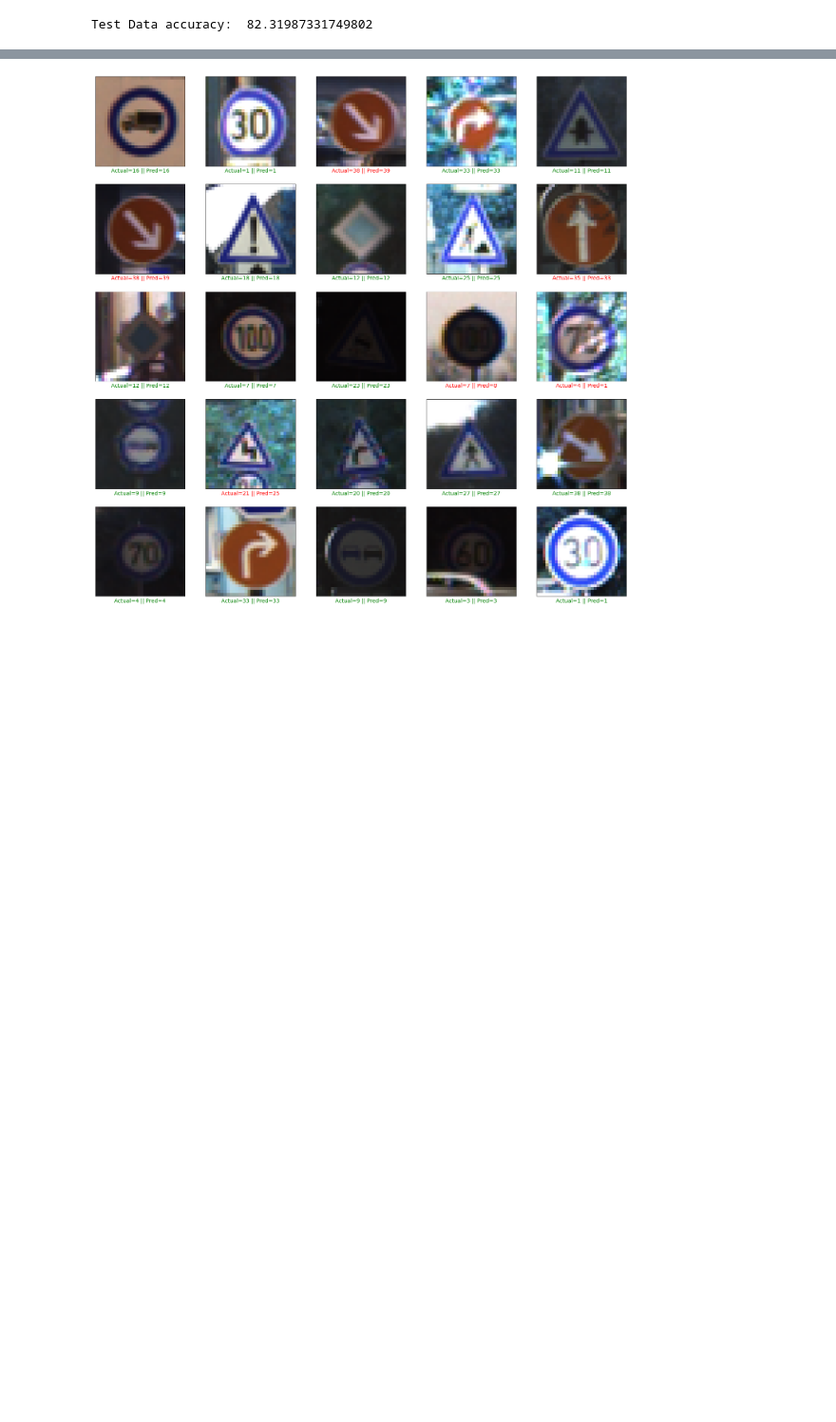
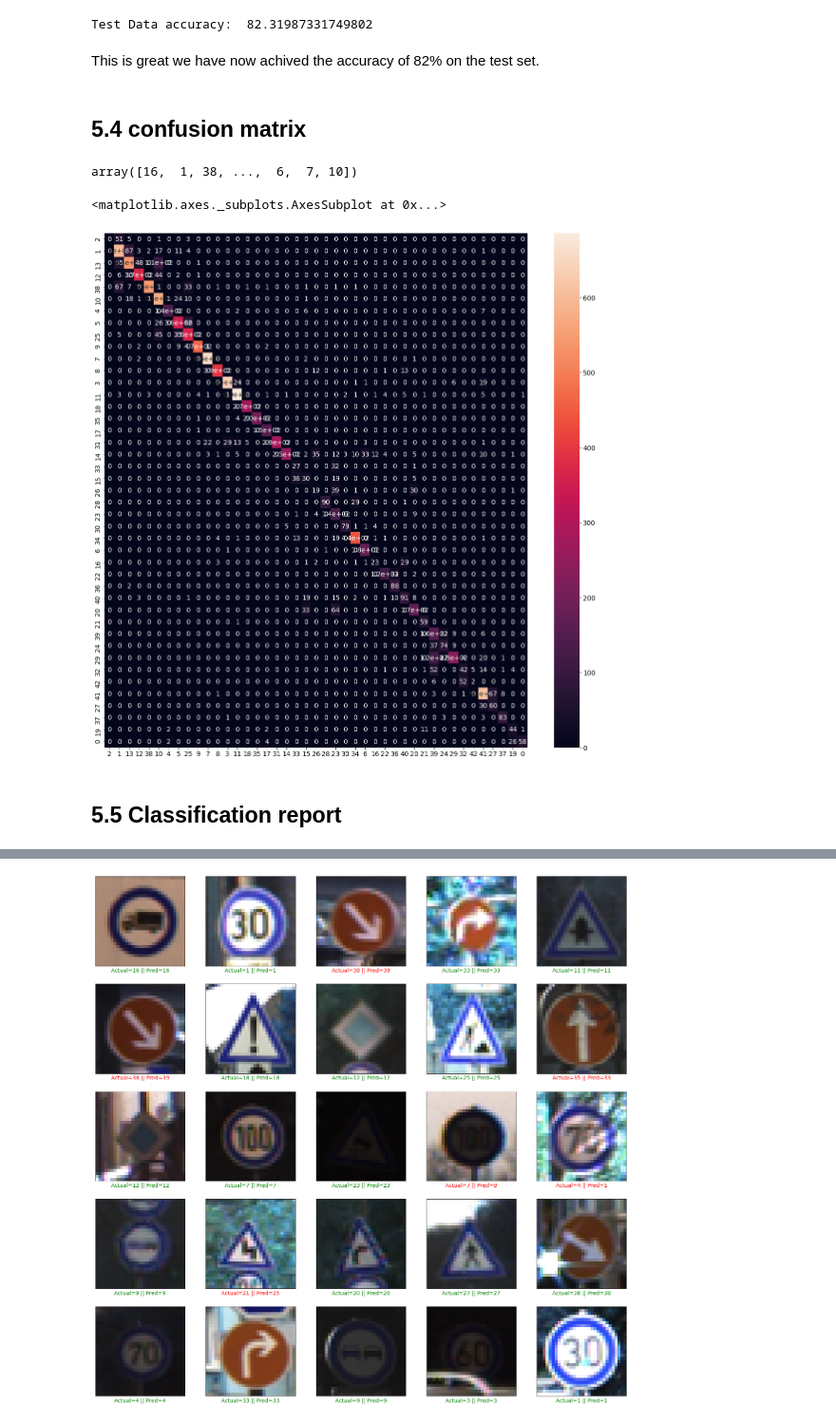
Before and after one commit to IanEspinoso/mock_mr_ganger, a Jupyter notebook: GTRSB - CNN (TensorFlow).ipynb, the cells around one changed output, grey strips where cells are left out. Shown at 95% size. Cells and saved outputs as stored; diff of their text form; code cells hidden in the pictures; blank space fills up the shorter version.

```diff
--- a/GTRSB - CNN (TensorFlow).ipynb
+++ b/GTRSB - CNN (TensorFlow).ipynb
@@ -365,3 +370,0 @@ test_generator.filenames
-# %%
-preds_cls_idx = preds.argmax(axis=-1)
-preds_cls_idx
@@ -390,2 +400,23 @@ print('Test Data accuracy: ',accuracy_score(labels, preds_temp.astype(int))*100)
 # %% [output]
 Test Data accuracy:  82.31987331749802
+# %% [markdown]
+This is great we have now achived the accuracy of 82% on the test set.
+# %% [markdown]
+## 5.4 confusion matrix
+# %%
+from sklearn.metrics import confusion_matrix
+cf = confusion_matrix(labels, preds_cls.astype(int))
+# %%
+test_data.ClassId.values
+# %% [output]
+array([16,  1, 38, ...,  6,  7, 10])
+# %%
+import seaborn as sns
+df_cm = pd.DataFrame(cf, index = df.index,  columns = df.index)
+plt.figure(figsize = (20,20))
+sns.heatmap(df_cm, annot=True)
+# %% [output]
+<matplotlib.axes._subplots.AxesSubplot at 0x...>
+[figure, added]
+# %% [markdown]
+## 5.5 Classification report
```
Also changed, not shown: parts of 19 cells of this notebook.
